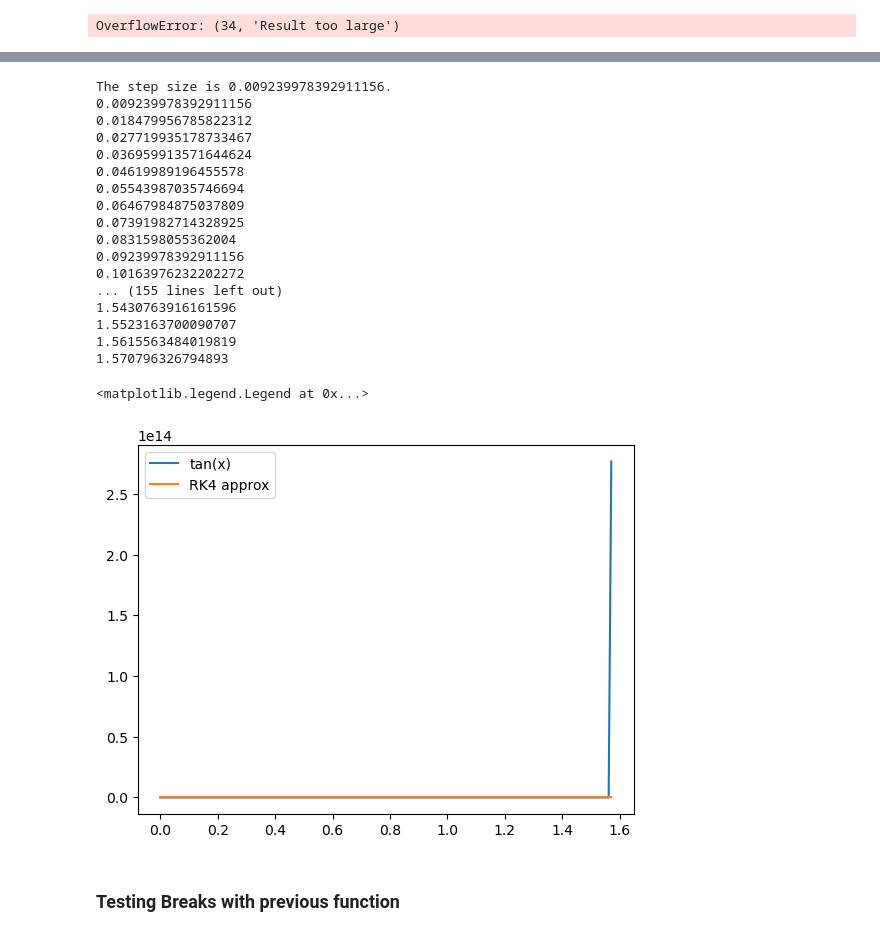
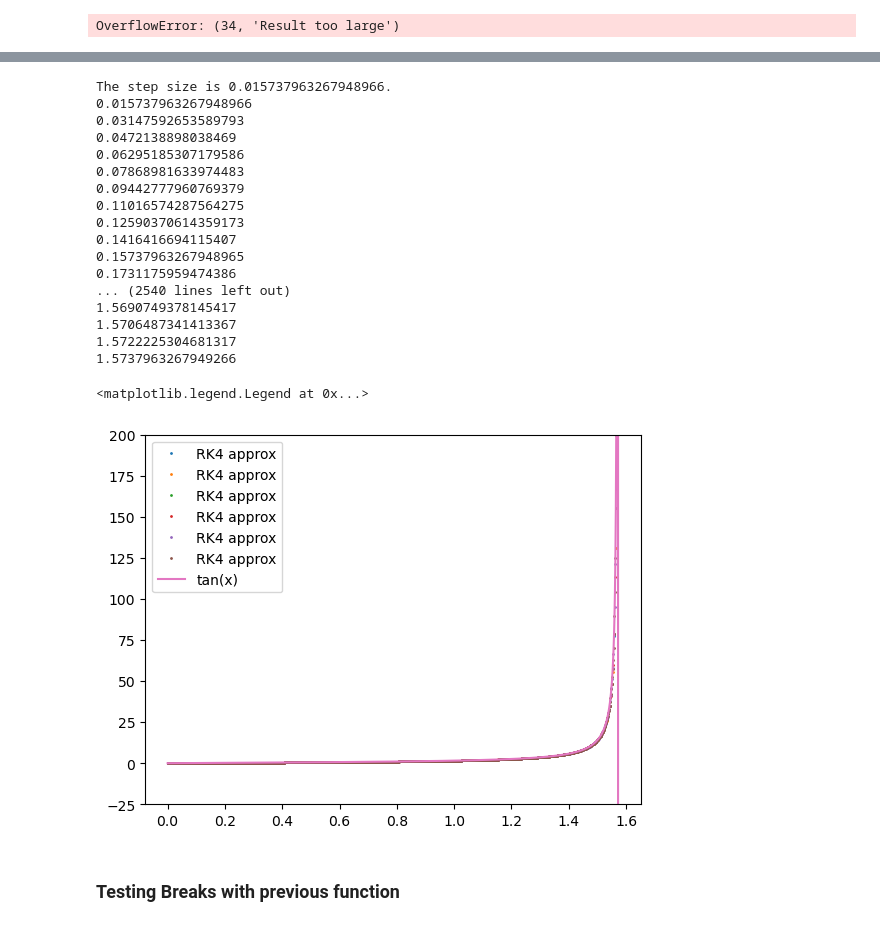
Before and after one commit to kparrine/Computational_Astro, a Jupyter notebook: C3/C3.ipynb, the cells around one changed output, grey strips where cells are left out. Drawn from its saved outputs; the diff is of its cells as text; code cells hidden in the pictures.

```diff
--- a/C3/C3.ipynb
+++ b/C3/C3.ipynb
@@ -95,10 +95,8 @@ The step size is 0.015.
 # %% [markdown]
 ## Q1b
 # %%
-x_vals, y_vals = E_Method(xi=0,xf=2,yi=0,steps=100,xprnt=True) #this breaks because the value of y gets way too large
-plt.plot(x_vals,y_vals,label="Euler approx")
-plt.plot(x_vals,np.tan(x_vals),label = "tan(x)")
-plt.legend()
+E_Method(xi=0,xf=2,yi=0,steps=100,xprnt=True) #this breaks because the value of y gets way too large
+#Euler can go past pi/2 though.
 # %% [output]
 The step size is 0.02.
 0.02
@@ -121,6 +141,14 @@ OverflowError: (34, 'Result too large')
 # %%
-x_vals, y_vals = E_Method(xi=0,xf=np.pi/2,yi=0,steps=190,xprnt=True) #this breaks because the value of y gets way too large
-plt.plot(x_vals,y_vals, label="Euler approx")
+steps_list = [100,150,200,400,700,1000] #this is to show that Euler will behave at pi/2
+
+for i in steps_list:
+    #print(i)
+    x_vals, y_vals = E_Method(xi=0,xf=np.pi/2,yi=0,steps=i)
+    plt.plot(x_vals,y_vals, "o",markersize=1, label="Euler approx")
+
 plt.plot(x_vals,np.tan(x_vals),label = "tan(x)")
+plt.axvline(np.pi/2,linestyle="--")
+plt.ylim(-25,200)
+
 plt.legend()
 # %% [output]
@@ -146,5 +162,0 @@ The step size is 0.008267349088394193.
-# %%
-x_vals, y_vals = E_Method(xi=0,xf=np.pi/2,yi=0,steps=170,xprnt=True)
-plt.plot(x_vals,np.tan(x_vals),label = "tan(x)")
-plt.plot(x_vals,y_vals, label="Euler approx")
-plt.legend()
@@ -171,28 +163,34 @@ The step size is 0.009239978392911156.
 # %%
-x_vals, y_vals = RK4(xi=0,xf=np.pi/2,yi=0,steps=170,xprnt=True)
+steps_list = [100,150,200,400,700,1000] #this is to show that RK4 will never go past
+
+for i in steps_list:
+    #print(i)
+    x_vals, y_vals = RK4(xi=0,xf=np.pi/2+0.003,yi=0,steps=i,xprnt=True)
+    plt.plot(x_vals,y_vals, "o",markersize=1, label="RK4 approx")
+
 plt.plot(x_vals,np.tan(x_vals),label = "tan(x)")
-plt.plot(x_vals,y_vals, label="RK4 approx")
+plt.ylim(-25,200)
 plt.legend()
 # %% [output]
-The step size is 0.009239978392911156.
-0.009239978392911156
-0.018479956785822312
-0.027719935178733467
-0.036959913571644624
-0.04619989196455578
-0.05543987035746694
-0.06467984875037809
-0.07391982714328925
-0.0831598055362004
-0.09239978392911156
-0.10163976232202272
-... (155 lines left out)
-1.5430763916161596
-1.5523163700090707
-1.5615563484019819
-1.570796326794893
+The step size is 0.015737963267948966.
+0.015737963267948966
+0.03147592653589793
+0.0472138898038469
+0.06295185307179586
+0.07868981633974483
+0.09442777960769379
+0.11016574287564275
+0.12590370614359173
+0.1416416694115407
+0.15737963267948965
+0.1731175959474386
+... (2540 lines left out)
+1.5690749378145417
+1.5706487341413367
+1.5722225304681317
+1.5737963267949266
 <matplotlib.legend.Legend at 0x...>
-[figure, old version]
+[figure, new version]
 # %% [markdown]
 ### Testing Breaks with previous function
 # %%
```
Also changed, not shown: parts of 17 cells of this notebook.
